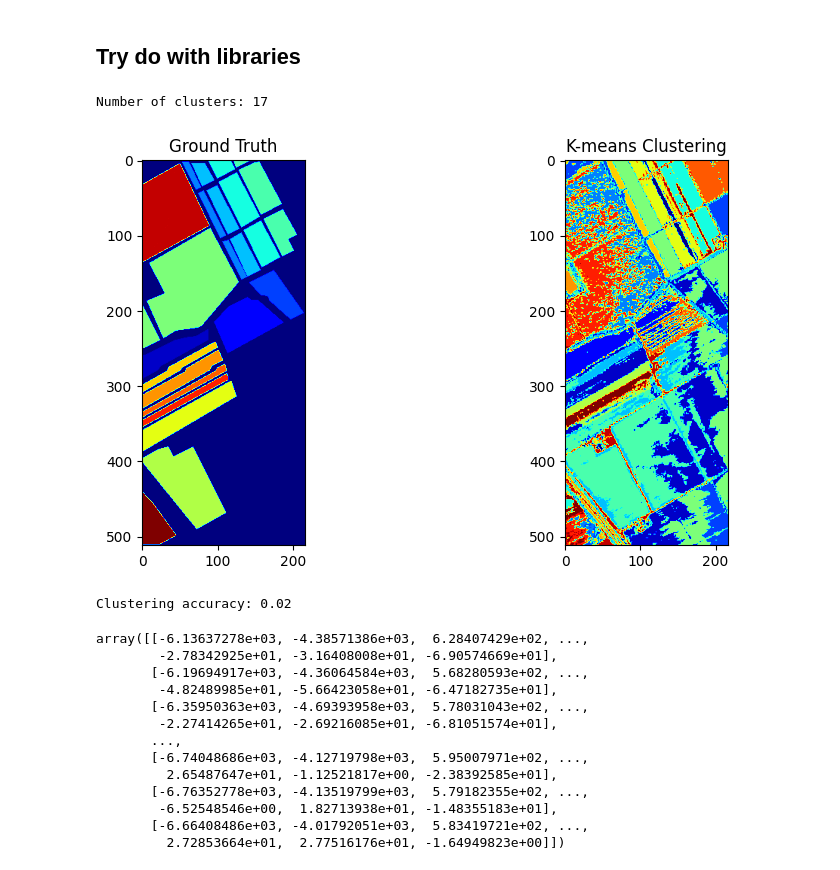
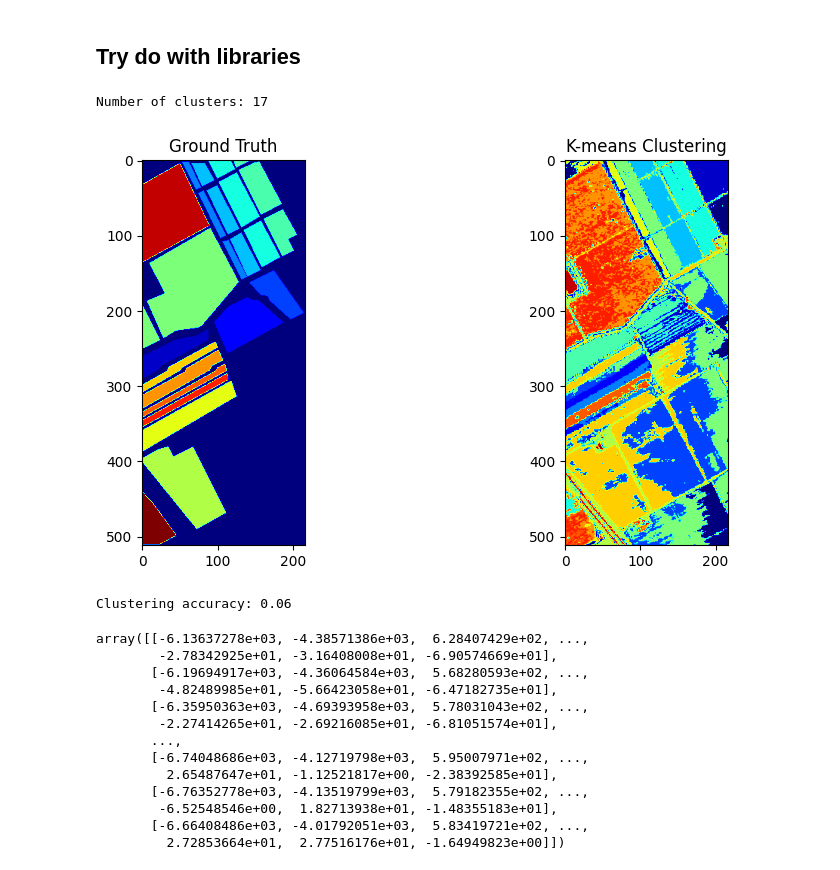
Before and after one commit to fouad1233/machine_learning_tutorials, a Jupyter notebook: 007_dimension_reduction/main.ipynb, the cells around one changed output. Cells and saved outputs as stored; diff of their text form; code cells hidden in the pictures.

Commit message:
Update 007 Kmeans implemented successfully

```diff
--- a/007_dimension_reduction/main.ipynb
+++ b/007_dimension_reduction/main.ipynb
@@ -133,36 +202,36 @@ data_reshaped = data.reshape((n_rows * n_cols, n_bands))
 # Apply PCA to reduce dimensions
 n_components = 10  # Number of principal components
 pca = PCA(n_components=n_components)
 data_pca_1 = pca.fit_transform(data_reshaped)
 # Perform k-means clustering
 n_clusters = len(np.unique(ground_truth))  # Number of clusters (excluding background)
 print(f'Number of clusters: {n_clusters}')
 kmeans = KMeans(n_clusters=n_clusters, max_iter=10000)
-clusters = kmeans.fit_predict(data_pca)
+clusters = kmeans.fit_predict(data_pca_1)
 
 # Reshape clusters to original image shape
 clusters_image = clusters.reshape((n_rows, n_cols))
 
 # Plot the clustering results
 plt.figure(figsize=(10, 5))
 plt.subplot(1, 2, 1)
 plt.title('Ground Truth')
 plt.imshow(ground_truth, cmap='jet')
 plt.subplot(1, 2, 2)
 plt.title('K-means Clustering')
 plt.imshow(clusters_image, cmap='jet')
 plt.show()
 
 # Compare clustering results with ground truth
 ground_truth_flat = ground_truth.flatten()
 clusters_flat = clusters
 mask = ground_truth_flat > -1 # Exclude background
 accuracy = accuracy_score(ground_truth_flat[mask], clusters_flat[mask])
 print(f'Clustering accuracy: {accuracy:.2f}')
 # %% [output]
 Number of clusters: 17
-[figure, old version]
+[figure, new version]
-Clustering accuracy: 0.02
+Clustering accuracy: 0.06
 # %%
 data_pca_1
 # %% [output]
```
Also changed, not shown: parts of 26 cells of this notebook, 1 other file.
